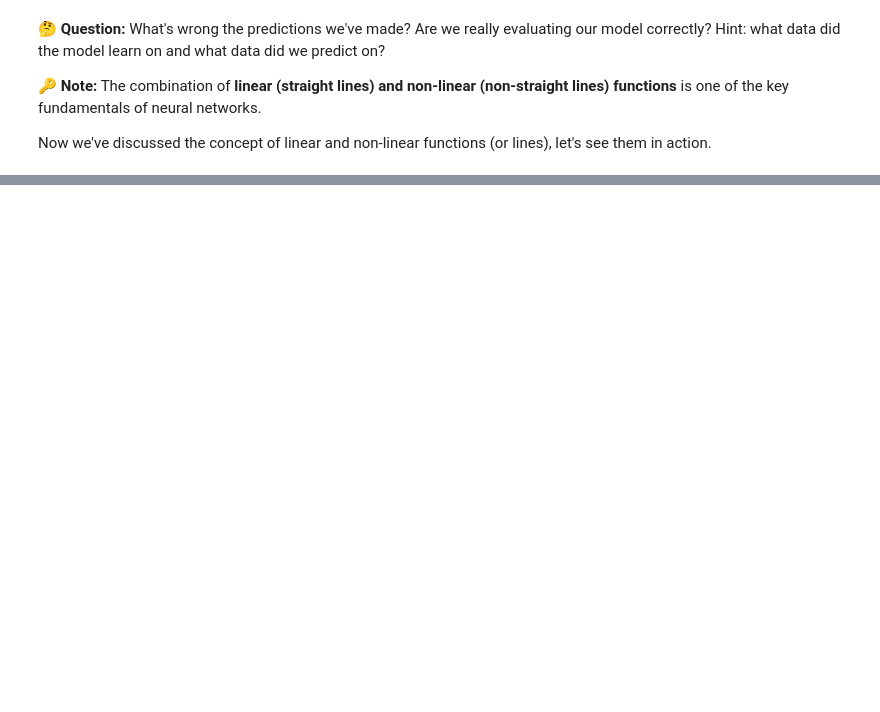
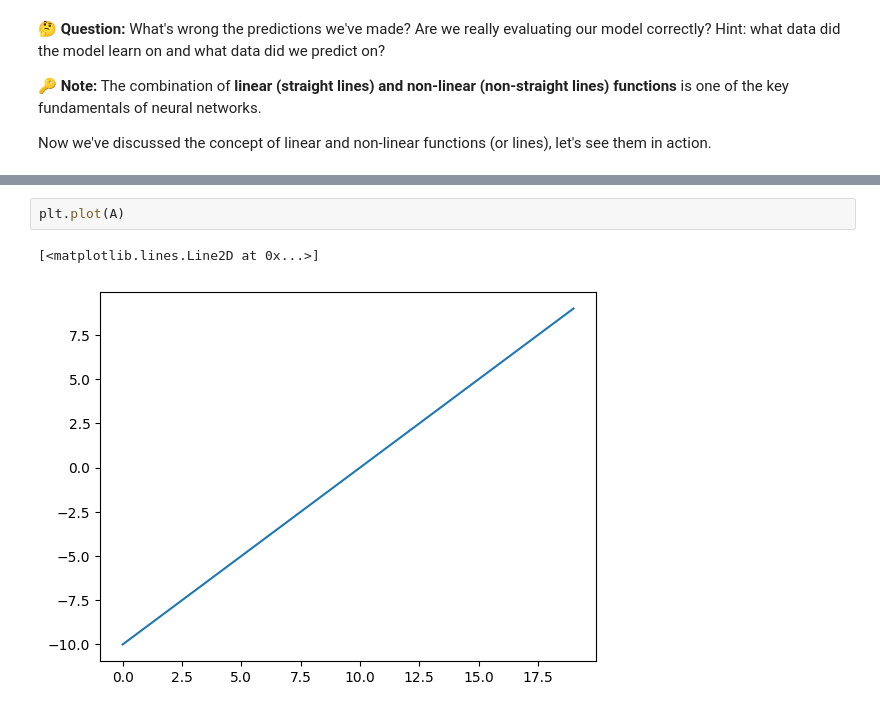
Before and after one commit to Hardtophead/Learn_DL_With_Tensorflow, a Jupyter notebook: 02_neural_network_classification_in_tensorflow_video.ipynb, the cells around one changed output, grey strips where cells are left out. Drawn from its saved outputs; the diff is of its cells as text; blank space fills up the shorter version.

```diff
--- a/02_neural_network_classification_in_tensorflow_video.ipynb
+++ b/02_neural_network_classification_in_tensorflow_video.ipynb
@@ -550,0 +608,5 @@ Now we've discussed the concept of linear and non-linear functions (or lines), l
+# %%
+plt.plot(A)
+# %% [output]
+[<matplotlib.lines.Line2D at 0x...>]
+[figure, added]
```
Also changed, not shown: parts of 26 cells of this notebook.
